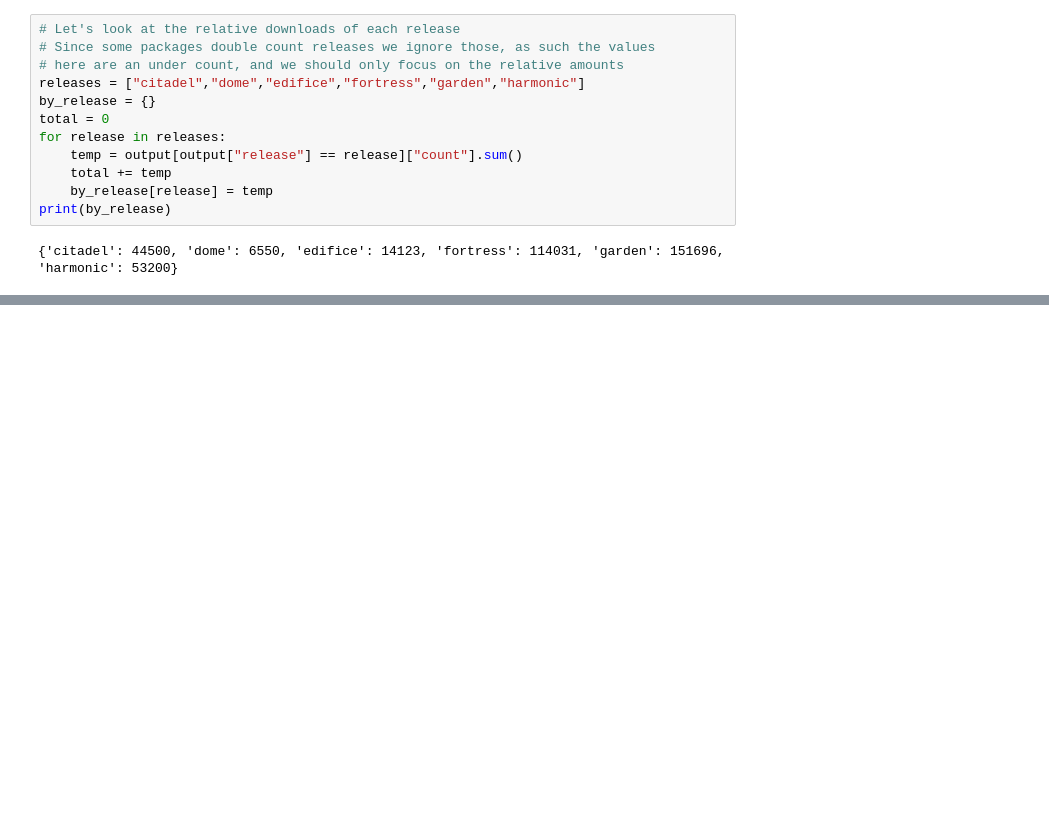
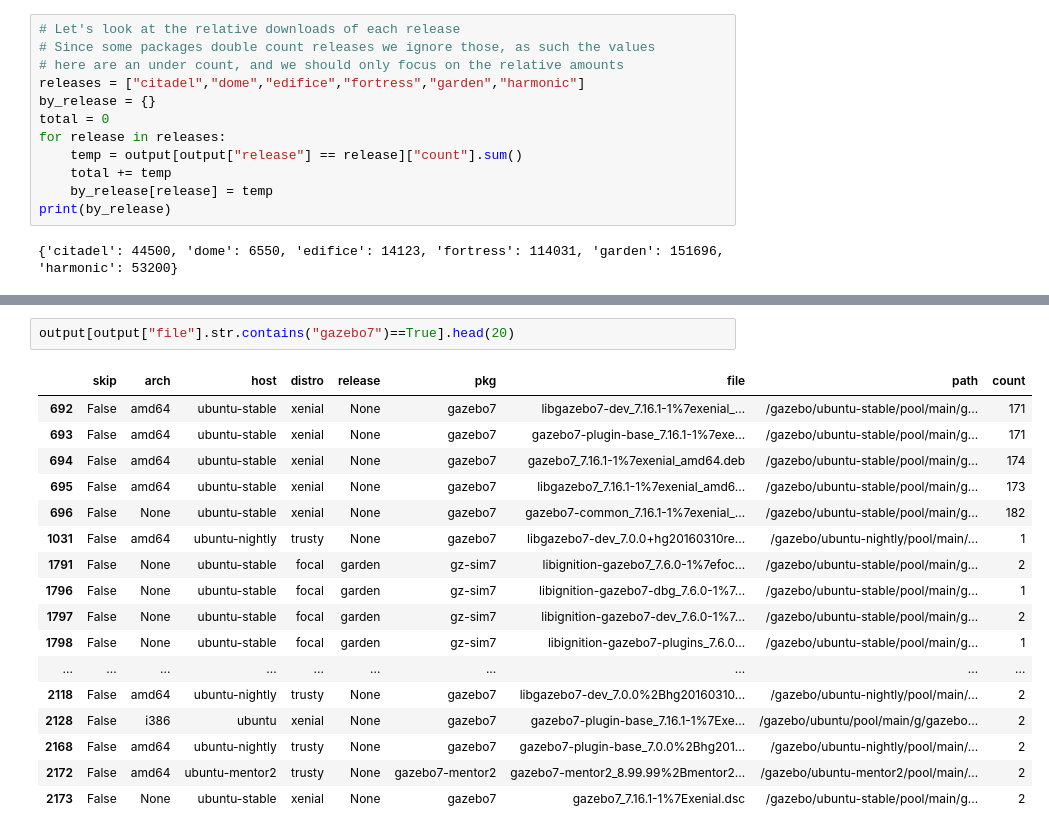
Before and after one commit to osrf/ros_metrics_analysis, a Jupyter notebook: notebooks/GazeboLogs.ipynb, the cells around one changed output, grey strips where cells are left out. Drawn from its saved outputs; the diff is of its cells as text; blank space fills up the shorter version.

Commit message:
Gazebo Logs.

```diff
--- a/notebooks/GazeboLogs.ipynb
+++ b/notebooks/GazeboLogs.ipynb
@@ -304,0 +321,20 @@ fig.show()
+# %%
+output[output["file"].str.contains("gazebo7")==True].head(20)
+# %% [output]
+|  | skip | arch | host | distro | release | pkg | file | path | count |
+| 692 | False | amd64 | ubuntu-stable | xenial | None | gazebo7 | libgazebo7-dev_7.16.1-1%7exenial_... | /gazebo/ubuntu-stable/pool/main/g... | 171 |
+| 693 | False | amd64 | ubuntu-stable | xenial | None | gazebo7 | gazebo7-plugin-base_7.16.1-1%7exe... | /gazebo/ubuntu-stable/pool/main/g... | 171 |
+| 694 | False | amd64 | ubuntu-stable | xenial | None | gazebo7 | gazebo7_7.16.1-1%7exenial_amd64.deb | /gazebo/ubuntu-stable/pool/main/g... | 174 |
+| 695 | False | amd64 | ubuntu-stable | xenial | None | gazebo7 | libgazebo7_7.16.1-1%7exenial_amd6... | /gazebo/ubuntu-stable/pool/main/g... | 173 |
+| 696 | False | None | ubuntu-stable | xenial | None | gazebo7 | gazebo7-common_7.16.1-1%7exenial_... | /gazebo/ubuntu-stable/pool/main/g... | 182 |
+| 1031 | False | amd64 | ubuntu-nightly | trusty | None | gazebo7 | libgazebo7-dev_7.0.0+hg20160310re... | /gazebo/ubuntu-nightly/pool/main/... | 1 |
+| 1791 | False | None | ubuntu-stable | focal | garden | gz-sim7 | libignition-gazebo7_7.6.0-1%7efoc... | /gazebo/ubuntu-stable/pool/main/g... | 2 |
+| 1796 | False | None | ubuntu-stable | focal | garden | gz-sim7 | libignition-gazebo7-dbg_7.6.0-1%7... | /gazebo/ubuntu-stable/pool/main/g... | 1 |
+| 1797 | False | None | ubuntu-stable | focal | garden | gz-sim7 | libignition-gazebo7-dev_7.6.0-1%7... | /gazebo/ubuntu-stable/pool/main/g... | 2 |
+| 1798 | False | None | ubuntu-stable | focal | garden | gz-sim7 | libignition-gazebo7-plugins_7.6.0... | /gazebo/ubuntu-stable/pool/main/g... | 1 |
+| ... | ... | ... | ... | ... | ... | ... | ... | ... | ... |
+| 2118 | False | amd64 | ubuntu-nightly | trusty | None | gazebo7 | libgazebo7-dev_7.0.0%2Bhg20160310... | /gazebo/ubuntu-nightly/pool/main/... | 2 |
+| 2128 | False | i386 | ubuntu | xenial | None | gazebo7 | gazebo7-plugin-base_7.16.1-1%7Exe... | /gazebo/ubuntu/pool/main/g/gazebo... | 2 |
+| 2168 | False | amd64 | ubuntu-nightly | trusty | None | gazebo7 | gazebo7-plugin-base_7.0.0%2Bhg201... | /gazebo/ubuntu-nightly/pool/main/... | 2 |
+| 2172 | False | amd64 | ubuntu-mentor2 | trusty | None | gazebo7-mentor2 | gazebo7-mentor2_8.99.99%2Bmentor2... | /gazebo/ubuntu-mentor2/pool/main/... | 2 |
+| 2173 | False | None | ubuntu-stable | xenial | None | gazebo7 | gazebo7_7.16.1-1%7Exenial.dsc | /gazebo/ubuntu-stable/pool/main/g... | 2 |
```
Also changed, not shown: parts of 5 cells of this notebook, 1 other file.
